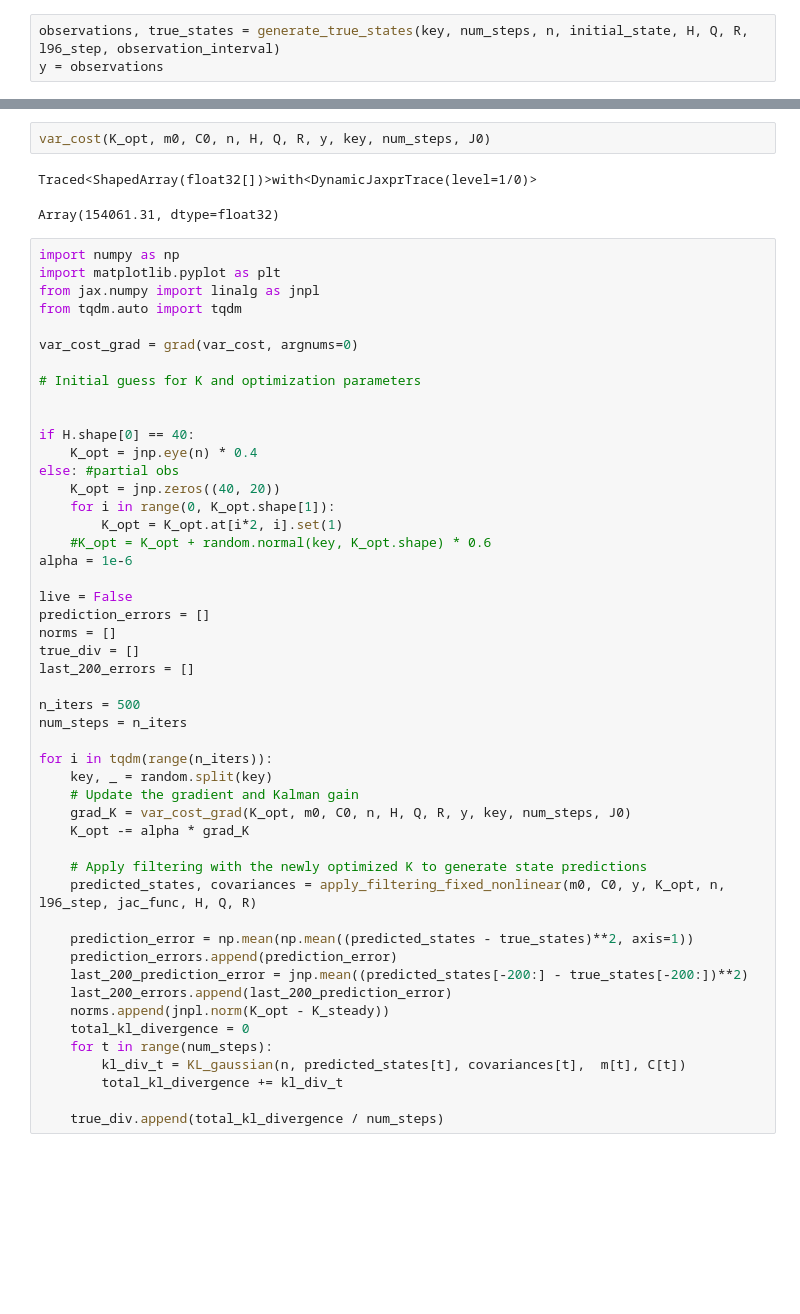
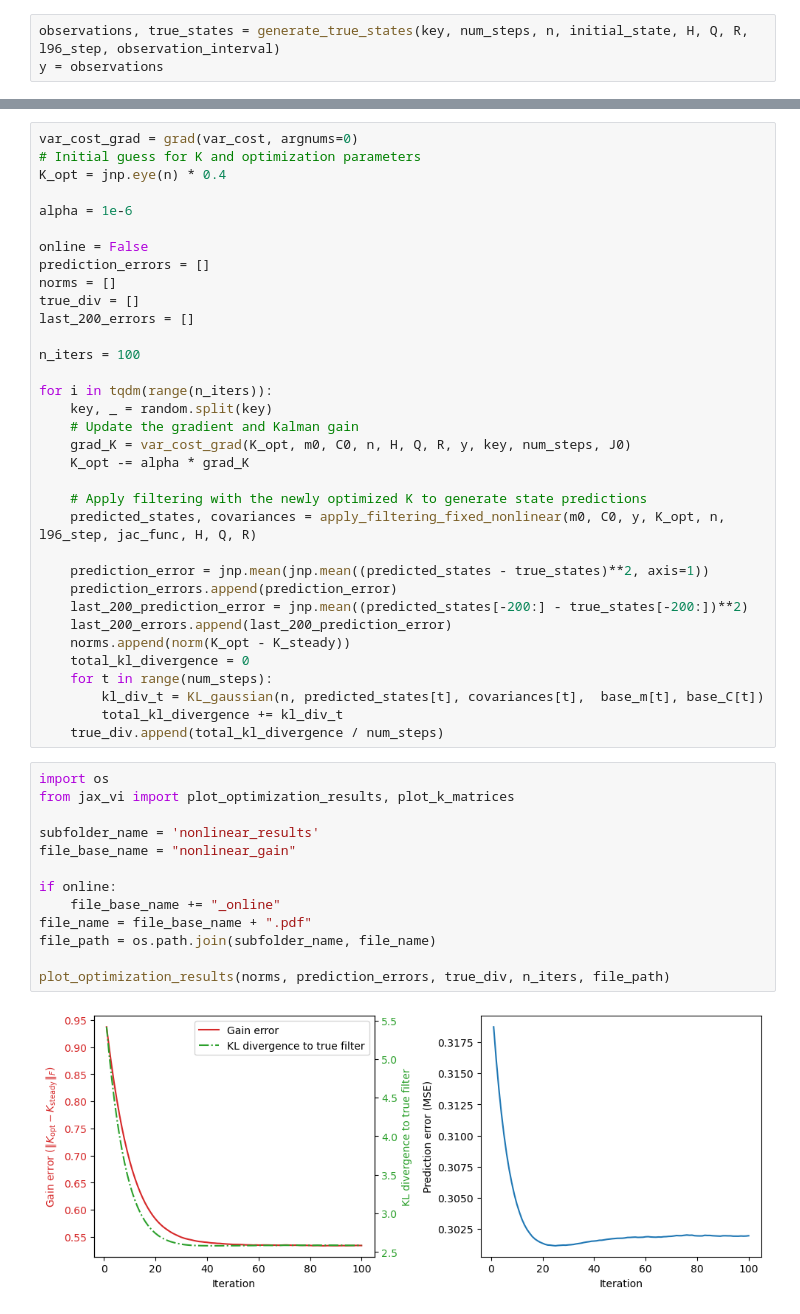
Before and after one commit to enochcluk/variational_filtering, a Jupyter notebook: fixed_nonlinear.ipynb, the cells around one changed output, grey strips where cells are left out. Drawn from its saved outputs; the diff is of its cells as text; blank space fills up the shorter version.

```diff
--- a/fixed_nonlinear.ipynb
+++ b/fixed_nonlinear.ipynb
@@ -95,36 +76,17 @@ K_steady = jnp.mean(K[-10:, :, :], axis=0)
-# %%
-var_cost(K_opt, m0, C0, n, H, Q, R, y, key, num_steps, J0)
-# %% [output]
-Traced<ShapedArray(float32[])>with<DynamicJaxprTrace(level=1/0)>
-Array(154061.31, dtype=float32)
 # %%
-import numpy as np
-import matplotlib.pyplot as plt
-from jax.numpy import linalg as jnpl
-from tqdm.auto import tqdm
+var_cost_grad = grad(var_cost, argnums=0)
+# Initial guess for K and optimization parameters
+K_opt = jnp.eye(n) * 0.4
 
-var_cost_grad = grad(var_cost, argnums=0)
-
-# Initial guess for K and optimization parameters
-
-
-if H.shape[0] == 40:
-    K_opt = jnp.eye(n) * 0.4
-else: #partial obs
-    K_opt = jnp.zeros((40, 20))
-    for i in range(0, K_opt.shape[1]):
-        K_opt = K_opt.at[i*2, i].set(1)
-    #K_opt = K_opt + random.normal(key, K_opt.shape) * 0.6
 alpha = 1e-6
 
-live = False
+online = False
 prediction_errors = []
 norms = []
 true_div = []
 last_200_errors = []
 
-n_iters = 500
-num_steps = n_iters
+n_iters = 100
 
 for i in tqdm(range(n_iters)):
     key, _ = random.split(key)
@@ -135,14 +97,28 @@ for i in tqdm(range(n_iters)):
     # Apply filtering with the newly optimized K to generate state predictions
     predicted_states, covariances = apply_filtering_fixed_nonlinear(m0, C0, y, K_opt, n, l96_step, jac_func, H, Q, R)
 
-    prediction_error = np.mean(np.mean((predicted_states - true_states)**2, axis=1))
+    prediction_error = jnp.mean(jnp.mean((predicted_states - true_states)**2, axis=1))
     prediction_errors.append(prediction_error)
     last_200_prediction_error = jnp.mean((predicted_states[-200:] - true_states[-200:])**2)
     last_200_errors.append(last_200_prediction_error)
-    norms.append(jnpl.norm(K_opt - K_steady))
+    norms.append(norm(K_opt - K_steady))
     total_kl_divergence = 0
     for t in range(num_steps):
-        kl_div_t = KL_gaussian(n, predicted_states[t], covariances[t],  m[t], C[t])
+        kl_div_t = KL_gaussian(n, predicted_states[t], covariances[t],  base_m[t], base_C[t])
         total_kl_divergence += kl_div_t
-
     true_div.append(total_kl_divergence / num_steps)
+# %%
+import os
+from jax_vi import plot_optimization_results, plot_k_matrices
+
+subfolder_name = 'nonlinear_results'
+file_base_name = "nonlinear_gain"
+
+if online:
+    file_base_name += "_online"
+file_name = file_base_name + ".pdf"
+file_path = os.path.join(subfolder_name, file_name)
+
+plot_optimization_results(norms, prediction_errors, true_div, n_iters, file_path)
+# %% [output]
+[figure, added]
```
Also changed, not shown: parts of 12 cells of this notebook, 18 other files.
